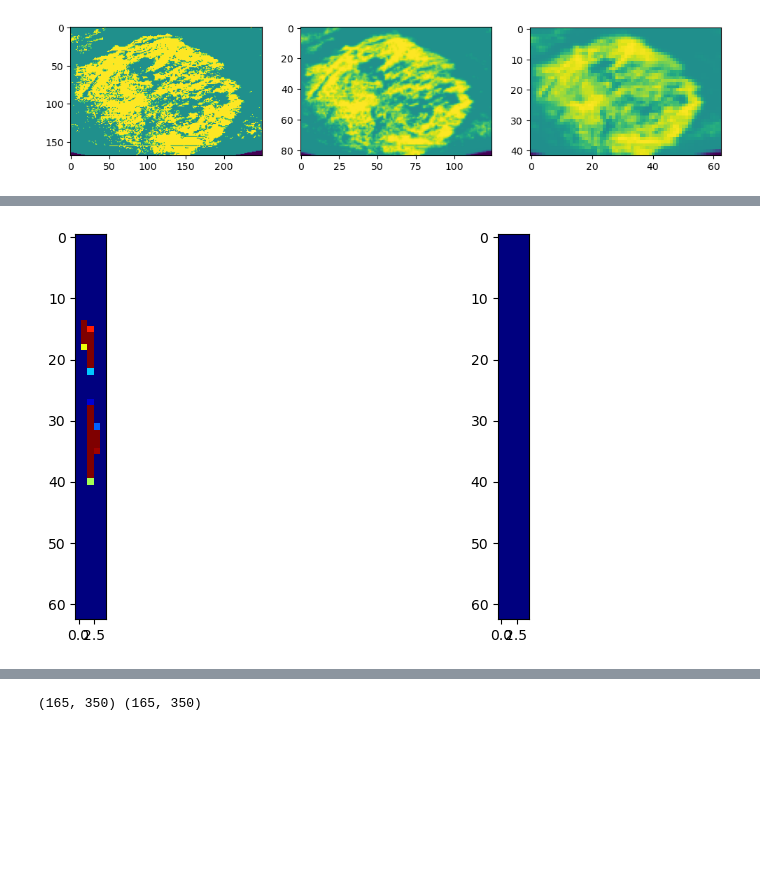
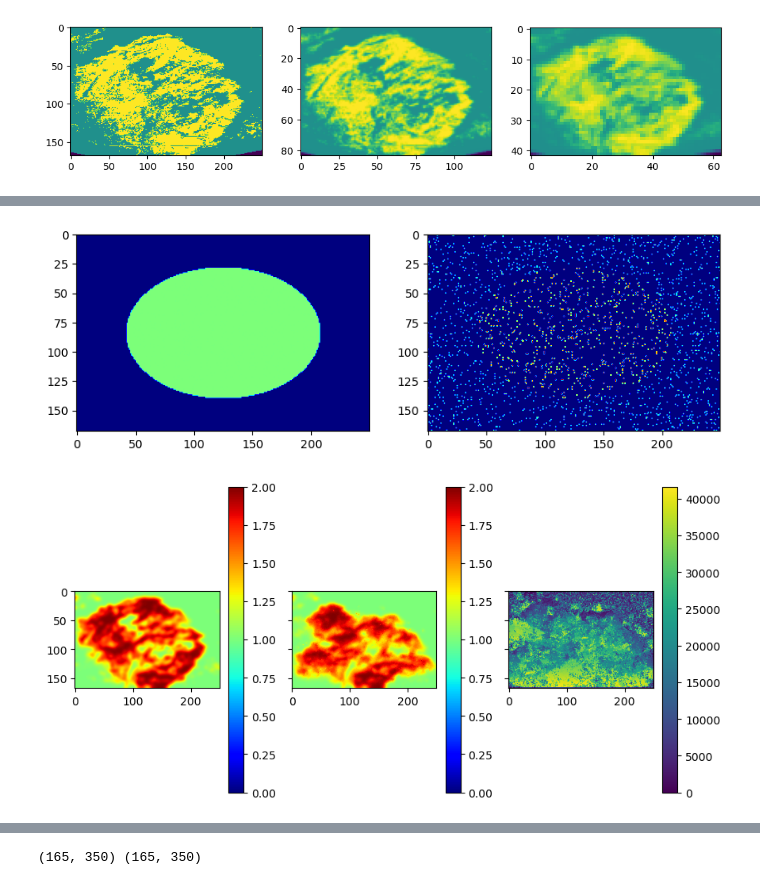
Before and after one commit to TiNezlobinsky/BiTis, a Jupyter notebook: examples/slab_simulation.ipynb, the cells around one changed output, grey strips where cells are left out. Saved outputs shown, nothing was run; the diff lists cells and outputs as text; code cells hidden in the pictures; blank space fills up the shorter version.

Commit message:
Update multivariate matching

```diff
--- a/examples/slab_simulation.ipynb
+++ b/examples/slab_simulation.ipynb
@@ -144,8 +66,67 @@ plt.show()
-# %%
-fig, ax = plt.subplots(1, 2, figsize=(10, 5))
-ax[0].imshow(texture_.sum(axis=0), vmin=0, vmax=2, cmap='jet')
-# ax[1].imshow(precondition_tex, vmin=0, vmax=2, cmap='jet')
-ax[1].imshow(simulated_tex.sum(axis=0), vmin=0, vmax=2, cmap='jet')
-plt.show()
-# %% [output]
-[figure, removed]
+# %%
+
+im = np.zeros_like(slab[:, :, slab.shape[2]//2]).astype(bool)
+simulation_image = np.zeros_like(im, dtype=int)
+
+# add circle to the image
+from skimage import draw
+rr, cc = draw.ellipse(im.shape[0]//2, im.shape[1]//2,
+                      im.shape[0]//3, im.shape[1]//3)
+im[rr, cc] = 1
+
+mask = np.random.rand(*im.shape) < 0.05
+simulation_image[(im == 0) & mask] = 1
+simulation_image[(im > 0) & mask] = 2
+
+%matplotlib inline
+fig, axs = plt.subplots(ncols=2, figsize=(10, 5))
+axs[0].imshow(im, cmap="jet", vmin=0, vmax=2)
+axs[1].imshow(simulation_image, cmap="jet", vmin=0, vmax=2)
+plt.show()
+# %% [output]
+[figure, added]
+# %%
+import bitis as bt
+from scipy import ndimage
+
+
+training_image = slab[:, :, slab.shape[2]//2]
+training_image[training_image == 0] = 1
+training_image = ndimage.gaussian_filter(training_image, 3)
+
+max_known_pixels = 30
+max_template_size = 100
+min_template_size = 3
+num_of_candidates = 5
+min_known_pixels = 1
+
+simulation_tex = training_image.copy()
+simulation_tex[1:-1, 1:-1] = 0
+# mask = np.random.random(training_image.shape) < 0.2
+# mask[1:-1, 1:-1] = 0
+# simulation_tex[mask] = 1
+# simulation_tex[0, :] = 1
+# simulation_tex[-1, :] = 1
+# simulation_tex[:, 0] = 1
+# simulation_tex[:, -1] = 1
+
+simulation = bt.Simulation()
+simulation.path_builder = bt.RandomSimulationPathBuilder(simulation_tex)
+simulation.template_builder = bt.AdaptiveTemplateBuilder(simulation_tex,
+                                                         max_known_pixels,
+                                                         max_template_size,
+                                                         min_template_size)
+simulation.template_matching = bt.ContinuousVariableMatching(training_image,
+                                                             num_of_candidates,
+                                                             min_known_pixels)
+simulated_tex = simulation.run()
+joint_simulated_image = simulated_tex.copy()
+joint_training_image = training_image.copy()
+
+fig, ax = plt.subplots(1, 3, figsize=(10, 5), sharex=True, sharey=True)
+fig.colorbar(ax[0].imshow(joint_training_image, vmin=0, vmax=2, cmap="jet"))
+fig.colorbar(ax[1].imshow(joint_simulated_image, vmin=0, vmax=2, cmap="jet"))
+fig.colorbar(ax[2].imshow(simulation._index_map, cmap="viridis"))
+plt.show()
+# %% [output]
+[figure, added]
```
Also changed, not shown: parts of 8 cells of this notebook, 1 other file.
